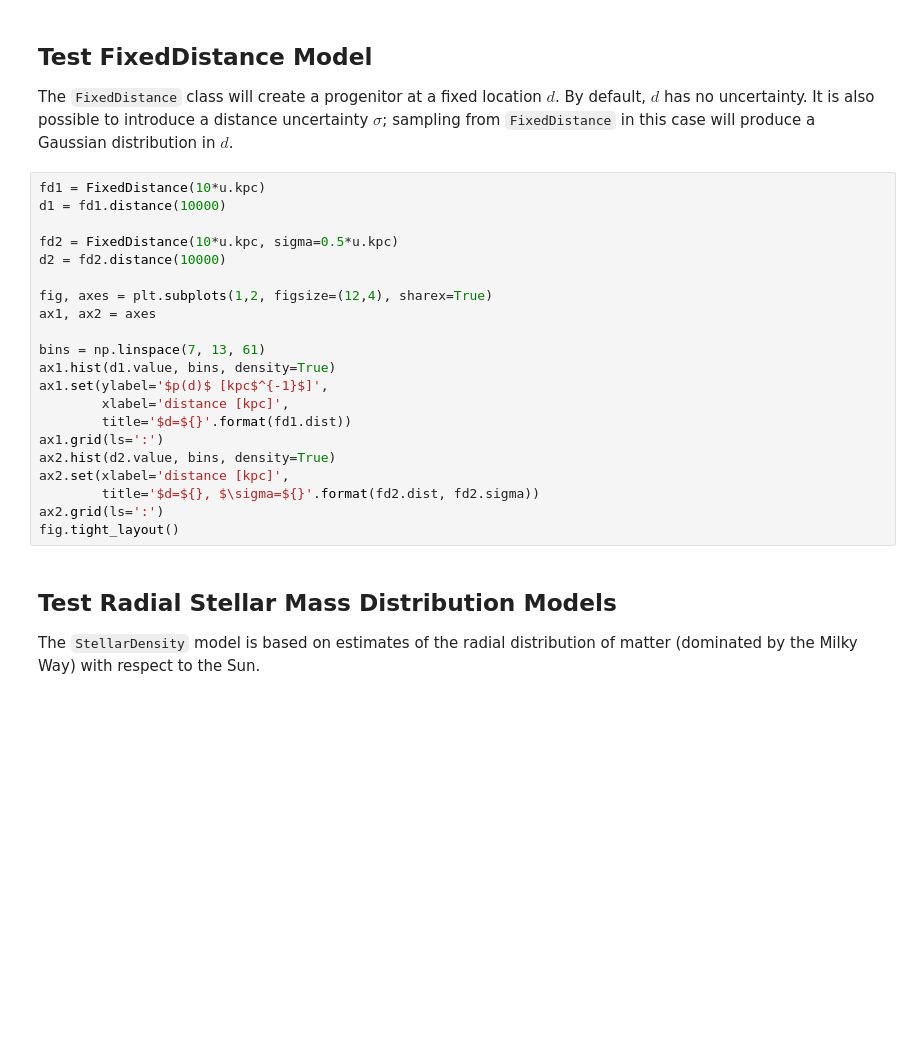
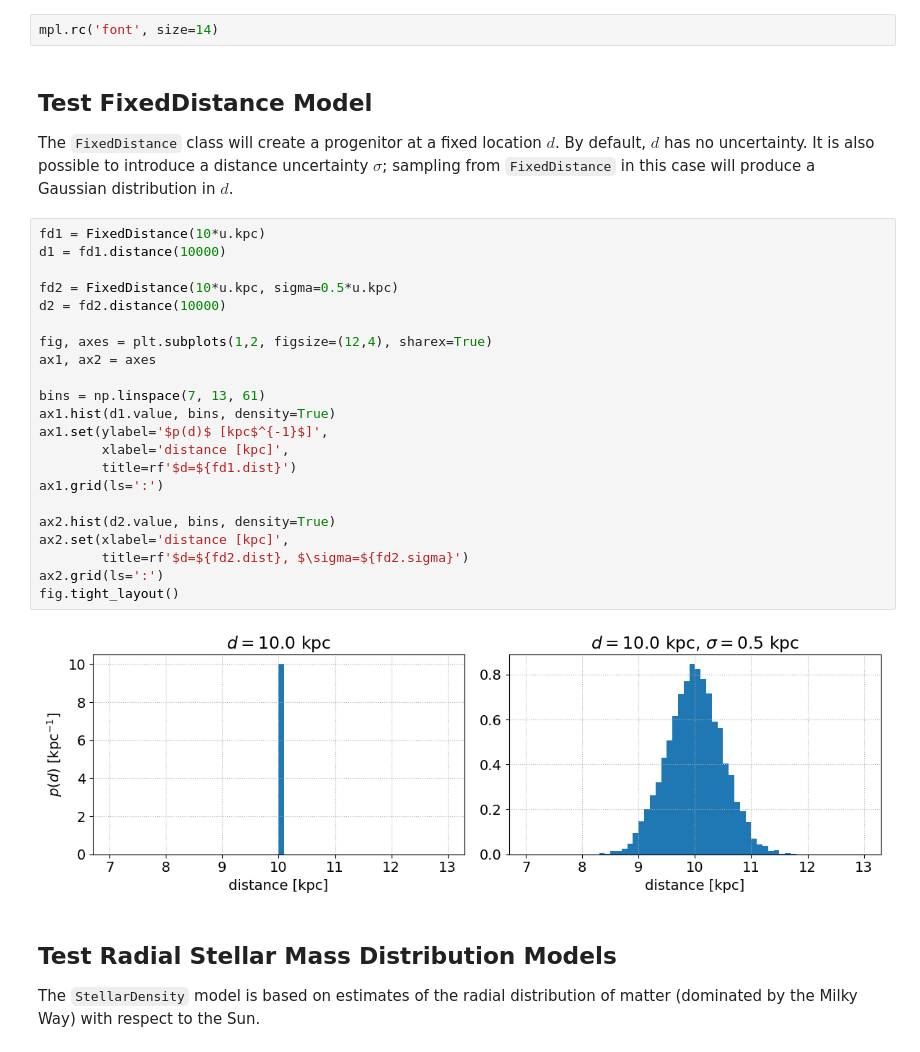
Before and after one commit to icecube/ASTERIA, a Jupyter notebook: docs/source/nb/stellar_distributions.ipynb, the cells around one changed output. Cells and saved outputs as stored; diff of their text form; blank space fills up the shorter version.

```diff
--- a/docs/source/nb/stellar_distributions.ipynb
+++ b/docs/source/nb/stellar_distributions.ipynb
@@ -38,3 +25,5 @@ set_rcparams()
+# %%
+mpl.rc('font', size=14)
 # %% [markdown]
 ## Test FixedDistance Model
 
@@ -42,24 +31,27 @@ The `FixedDistance` class will create a progenitor at a fixed location $d$. By d
 # %%
 fd1 = FixedDistance(10*u.kpc)
 d1 = fd1.distance(10000)
 
 fd2 = FixedDistance(10*u.kpc, sigma=0.5*u.kpc)
 d2 = fd2.distance(10000)
 
 fig, axes = plt.subplots(1,2, figsize=(12,4), sharex=True)
 ax1, ax2 = axes
 
 bins = np.linspace(7, 13, 61)
 ax1.hist(d1.value, bins, density=True)
 ax1.set(ylabel='$p(d)$ [kpc$^{-1}$]',
         xlabel='distance [kpc]',
-        title='$d=${}'.format(fd1.dist))
+        title=rf'$d=${fd1.dist}')
 ax1.grid(ls=':')
+
 ax2.hist(d2.value, bins, density=True)
 ax2.set(xlabel='distance [kpc]',
-        title='$d=${}, $\sigma=${}'.format(fd2.dist, fd2.sigma))
+        title=rf'$d=${fd2.dist}, $\sigma=${fd2.sigma}')
 ax2.grid(ls=':')
 fig.tight_layout()
+# %% [output]
+[figure, added]
 # %% [markdown]
 ## Test Radial Stellar Mass Distribution Models
 
```
Also changed, not shown: parts of 6 cells of this notebook.
